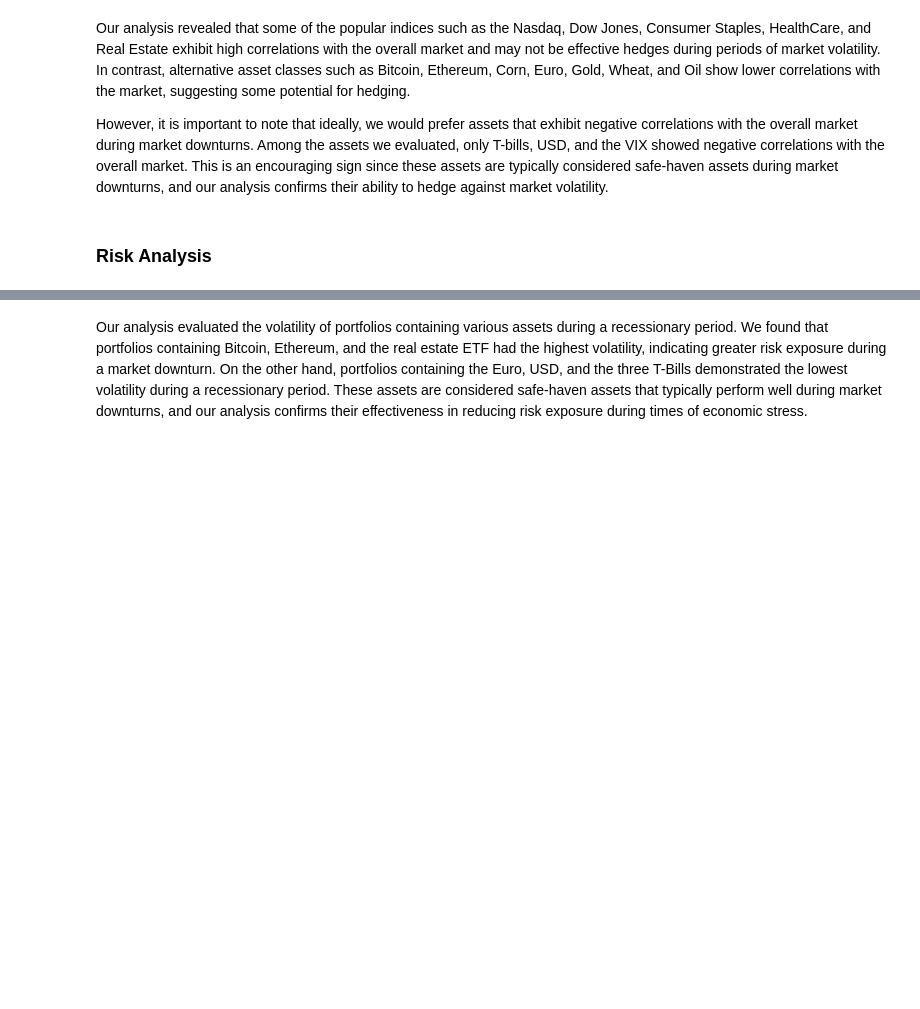
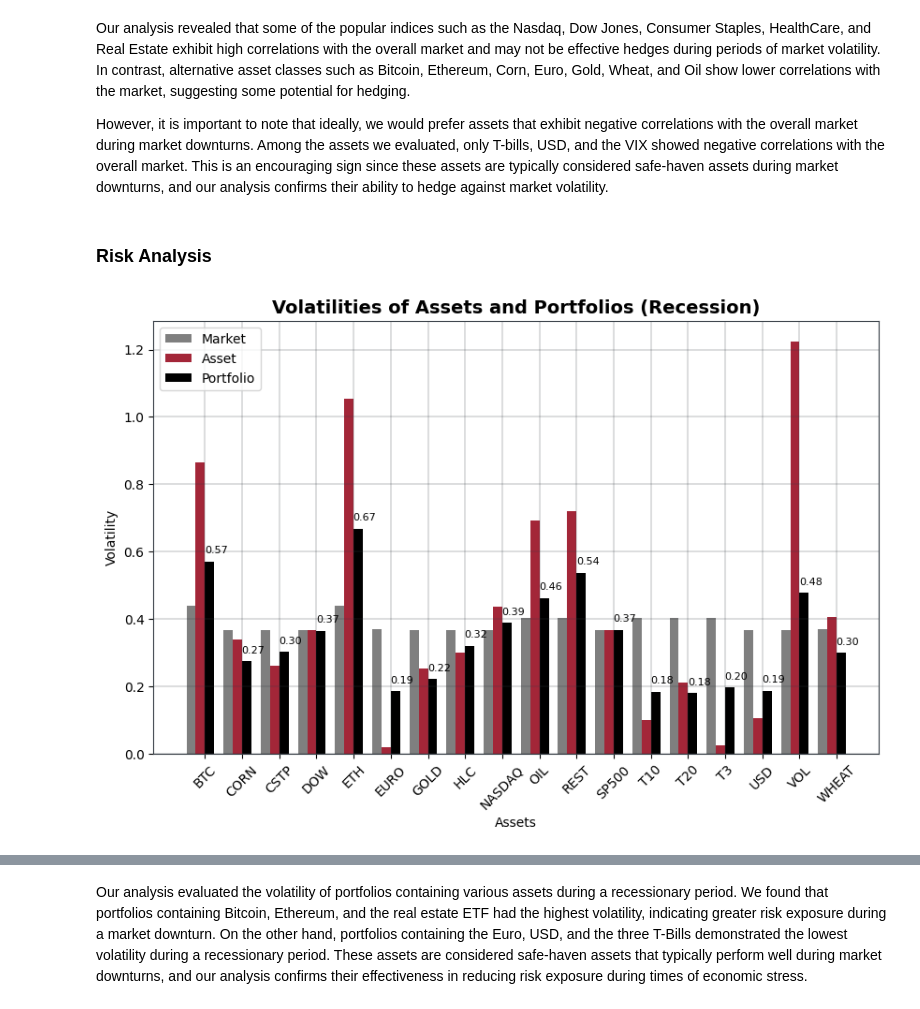
Before and after one commit to tej100/hedge_US_recession, a Jupyter notebook: src/paper.ipynb, the cells around one changed output, grey strips where cells are left out. Drawn from its saved outputs; the diff is of its cells as text; code cells hidden in the pictures; blank space fills up the shorter version.

```diff
--- a/src/paper.ipynb
+++ b/src/paper.ipynb
@@ -260,0 +162,4 @@ plt.show()
+# %%
+Image(filename='OUTPUT_FILES/Volatility_recession.png')
+# %% [output]
+[figure, added]
```
Also changed, not shown: parts of 22 cells of this notebook, 10 other files.
